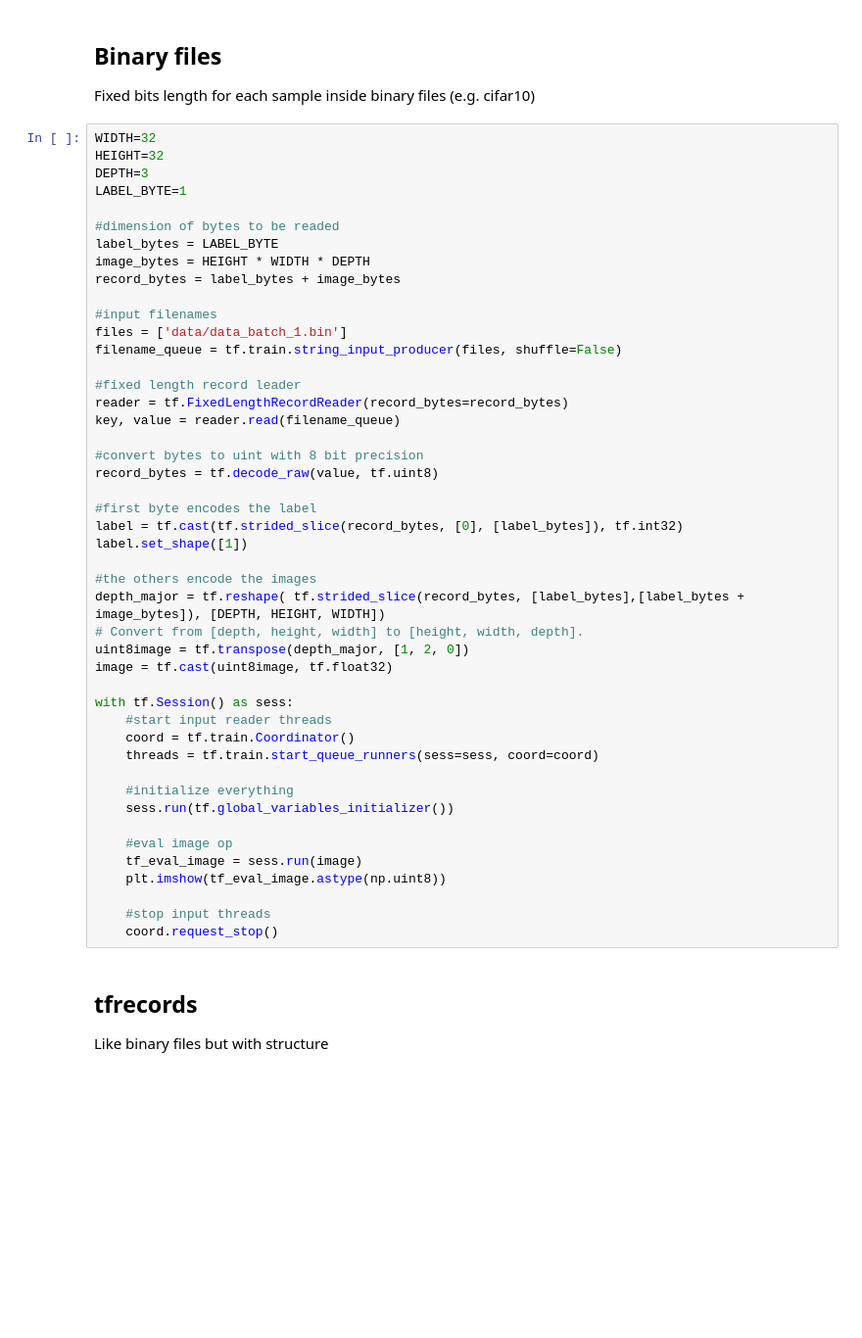
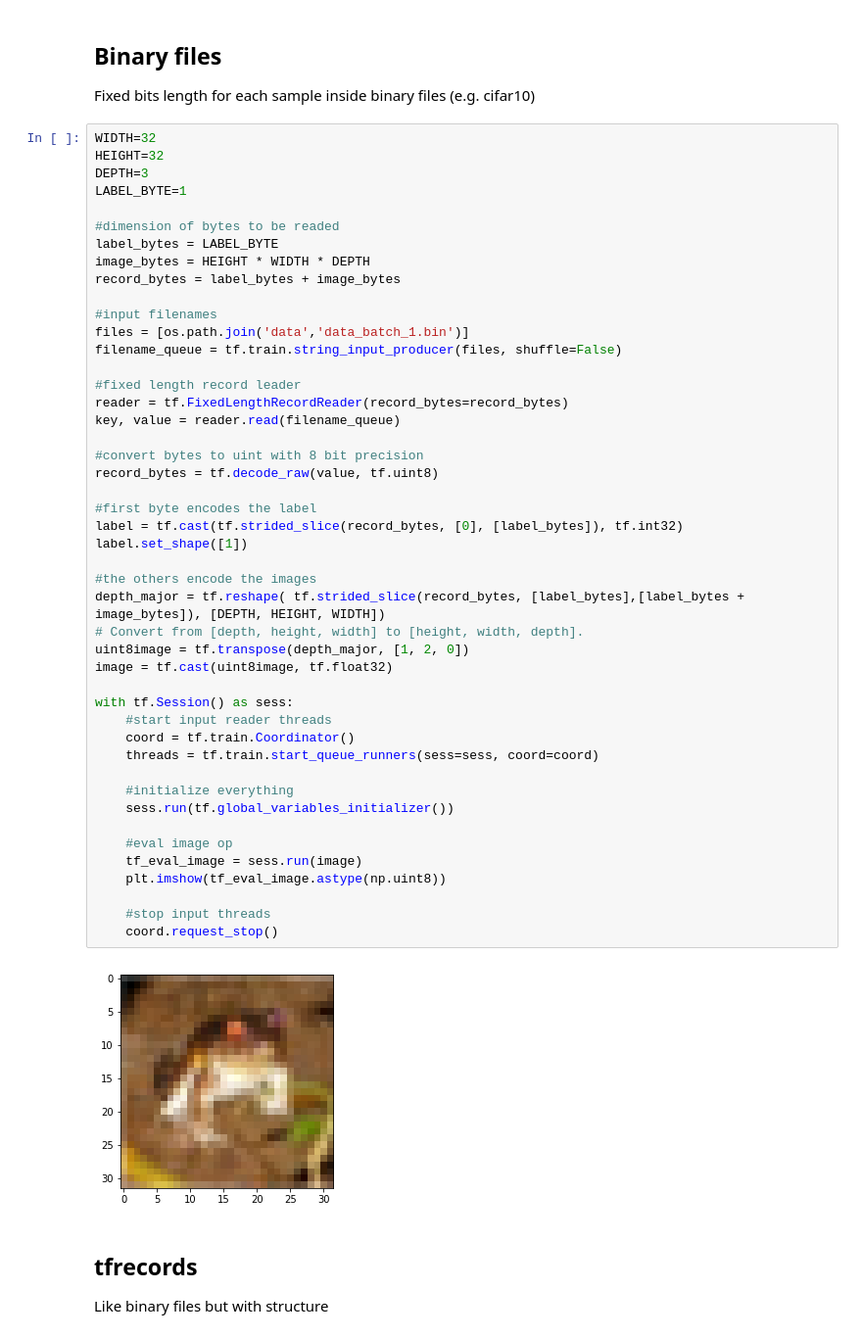
Before and after one commit to AlessioTonioni/TensorFlow-Intro, a Jupyter notebook: Inputs_types.ipynb, the cells around one changed output. Shown at 98% size. Saved outputs shown, nothing was run; the diff lists cells and outputs as text; blank space fills up the shorter version.

```diff
--- a/Inputs_types.ipynb
+++ b/Inputs_types.ipynb
@@ -69,40 +74,42 @@ image_bytes = HEIGHT * WIDTH * DEPTH
 record_bytes = label_bytes + image_bytes
 
 #input filenames
-files = ['data/data_batch_1.bin']
+files = [os.path.join('data','data_batch_1.bin')]
 filename_queue = tf.train.string_input_producer(files, shuffle=False)
 
 #fixed length record leader
 reader = tf.FixedLengthRecordReader(record_bytes=record_bytes)
 key, value = reader.read(filename_queue)
 
 #convert bytes to uint with 8 bit precision
 record_bytes = tf.decode_raw(value, tf.uint8)
 
 #first byte encodes the label
 label = tf.cast(tf.strided_slice(record_bytes, [0], [label_bytes]), tf.int32)
 label.set_shape([1])
 
 #the others encode the images
 depth_major = tf.reshape( tf.strided_slice(record_bytes, [label_bytes],[label_bytes + image_bytes]), [DEPTH, HEIGHT, WIDTH])
 # Convert from [depth, height, width] to [height, width, depth].
 uint8image = tf.transpose(depth_major, [1, 2, 0])
 image = tf.cast(uint8image, tf.float32)
 
 with tf.Session() as sess:
     #start input reader threads
     coord = tf.train.Coordinator()
     threads = tf.train.start_queue_runners(sess=sess, coord=coord)
 
     #initialize everything
     sess.run(tf.global_variables_initializer())
 
     #eval image op
     tf_eval_image = sess.run(image)
     plt.imshow(tf_eval_image.astype(np.uint8))
 
     #stop input threads
     coord.request_stop()
+# %% [output]
+[figure, added]
 # %% [markdown]
 ## tfrecords
 Like binary files but with structure
```
Also changed, not shown: parts of 4 cells of this notebook, 3 other files.
